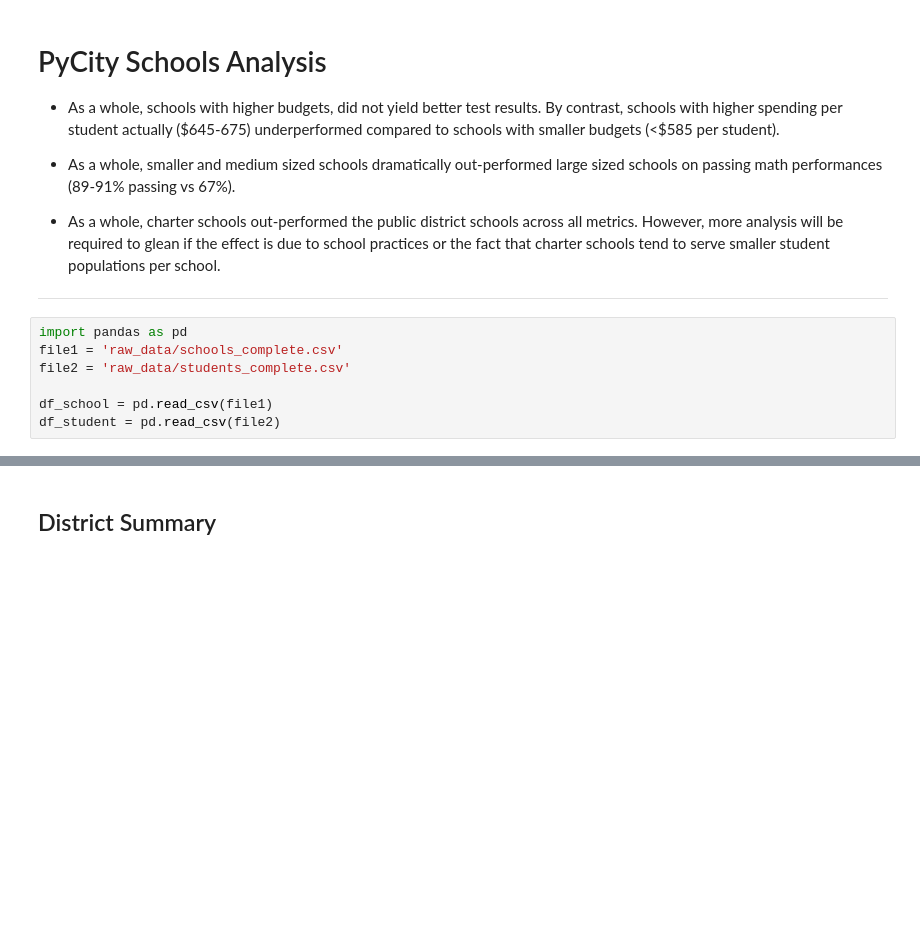
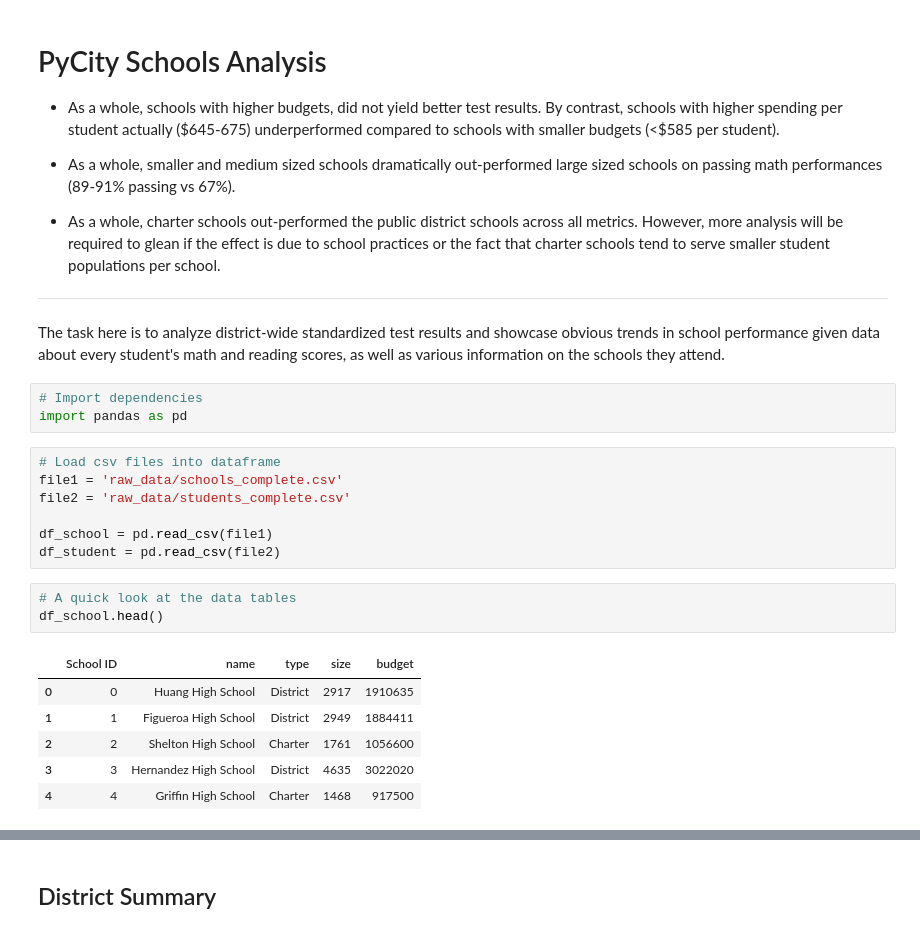
Before and after one commit to amstqq/viterbi_ds_projects, a Jupyter notebook: H4_pandas/PyCitySchools.ipynb, the cells around one changed output, grey strips where cells are left out. Saved outputs shown, nothing was run; the diff lists cells and outputs as text; blank space fills up the shorter version.

```diff
--- a/H4_pandas/PyCitySchools.ipynb
+++ b/H4_pandas/PyCitySchools.ipynb
@@ -7,10 +7,25 @@
 
 * As a whole, charter schools out-performed the public district schools across all metrics. However, more analysis will be required to glean if the effect is due to school practices or the fact that charter schools tend to serve smaller student populations per school.
 ---
+# %% [markdown]
+The task here is to analyze district-wide standardized test results and showcase obvious trends in school performance given data about every student's math and reading scores, as well as various information on the schools they attend.
+# %%
+# Import dependencies
+import pandas as pd
 # %%
-import pandas as pd
+# Load csv files into dataframe
 file1 = 'raw_data/schools_complete.csv'
 file2 = 'raw_data/students_complete.csv'
 
 df_school = pd.read_csv(file1)
 df_student = pd.read_csv(file2)
+# %%
+# A quick look at the data tables
+df_school.head()
+# %% [output]
+|  | School ID | name | type | size | budget |
+| 0 | 0 | Huang High School | District | 2917 | 1910635 |
+| 1 | 1 | Figueroa High School | District | 2949 | 1884411 |
+| 2 | 2 | Shelton High School | Charter | 1761 | 1056600 |
+| 3 | 3 | Hernandez High School | District | 4635 | 3022020 |
+| 4 | 4 | Griffin High School | Charter | 1468 | 917500 |
```
Also changed, not shown: parts of 24 cells of this notebook, 37 other files.
